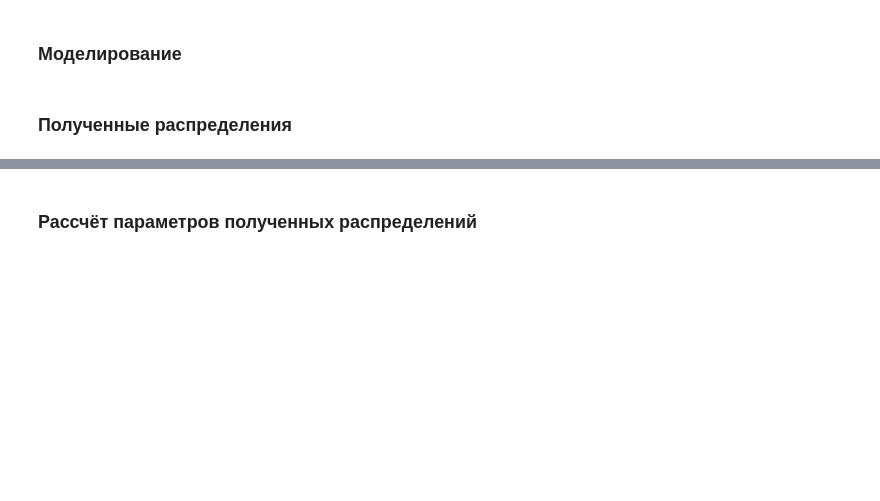
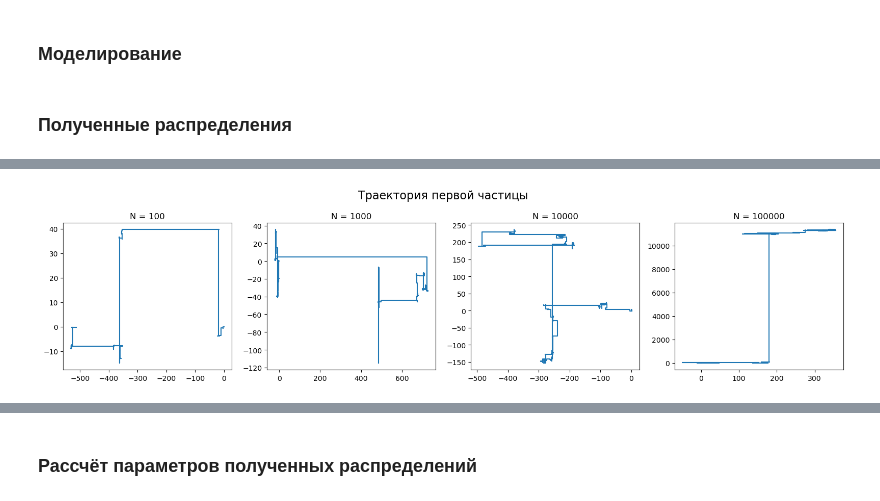
Before and after one commit to ravilkooo/mat_mod, a Jupyter notebook: lab-5/Task_1.ipynb, the cells around one changed output, grey strips where cells are left out. Drawn from its saved outputs; the diff is of its cells as text; code cells hidden in the pictures; blank space fills up the shorter version.

```diff
--- a/lab-5/Task_1.ipynb
+++ b/lab-5/Task_1.ipynb
@@ -109,0 +117,12 @@ plt.show()
+# %%
+plt.figure(figsize=(4*len(N_list[::3]), 4))
+plt.suptitle('Траектория первой частицы', fontsize=16)
+for i, N in enumerate(N_list[::3]):
+    plt.subplot(1, len(N_list[::3]), 1 + i)
+    plt.title(f'N = {N}')
+    plt.plot(first_particle[i][:,0], first_particle[i][:,1], '-')
+    # plt.plot(first_particle[i][:,0], first_particle[i][:,1], '.')
+plt.tight_layout()
+plt.show()
+# %% [output]
+[figure, added]
```
Also changed, not shown: parts of 13 cells of this notebook, 1 other file.
